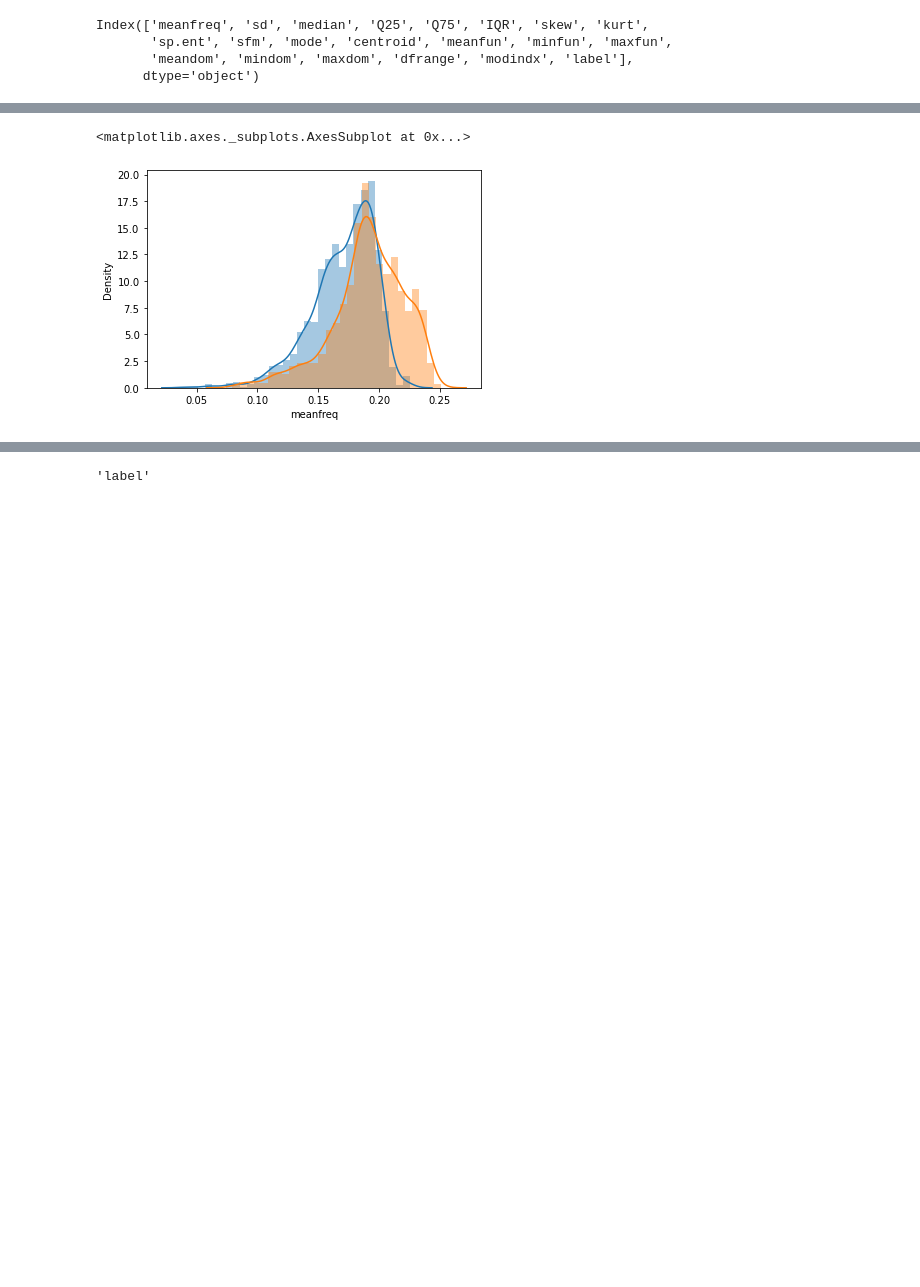
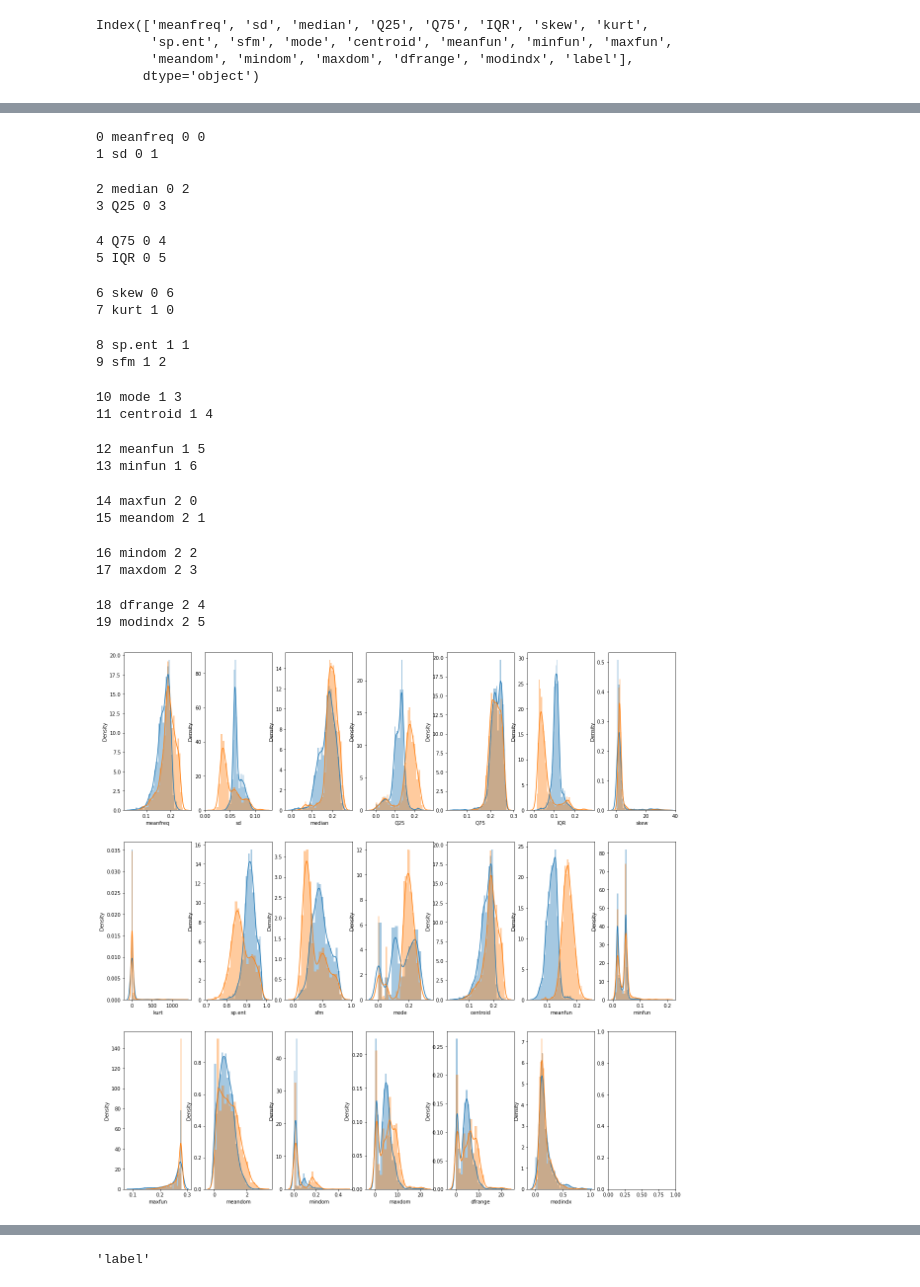
Before and after one commit to ku8286289/ch8286, a Jupyter notebook: 옾소.ipynb, the cells around one changed output, grey strips where cells are left out. Cells and saved outputs as stored; diff of their text form; code cells hidden in the pictures; blank space fills up the shorter version.

```diff
--- a/옾소.ipynb
+++ b/옾소.ipynb
@@ -69,7 +67,32 @@ Index(['meanfreq', 'sd', 'skew', 'kurt', 'sp.ent', 'sfm', 'mode', 'centroid',
       dtype='object')
-# %%
-sns.distplot(df_male['meanfreq'])
-sns.distplot(df_female['meanfreq'])
-# %% [output]
-<matplotlib.axes._subplots.AxesSubplot at 0x...>
-[figure, removed]
+# %%
+fig, axes = plt.subplots(nrows=3, ncols=7, figsize=(20, 20))
+cols = df.columns[:-1].tolist()
+for i, col_name in enumerate(cols):
+  row = i // 7
+  col = i % 7
+  print(i, col_name, row, col)
+  sns.distplot(df_male[col_name],ax=axes[row][col])
+  sns.distplot(df_female[col_name],ax=axes[row][col])
+# %% [output]
+0 meanfreq 0 0
+1 sd 0 1
+2 median 0 2
+3 Q25 0 3
+4 Q75 0 4
+5 IQR 0 5
+6 skew 0 6
+7 kurt 1 0
+8 sp.ent 1 1
+9 sfm 1 2
+10 mode 1 3
+11 centroid 1 4
+12 meanfun 1 5
+13 minfun 1 6
+14 maxfun 2 0
+15 meandom 2 1
+16 mindom 2 2
+17 maxdom 2 3
+18 dfrange 2 4
+19 modindx 2 5
+[figure, added]
```
Also changed, not shown: parts of 17 cells of this notebook.
